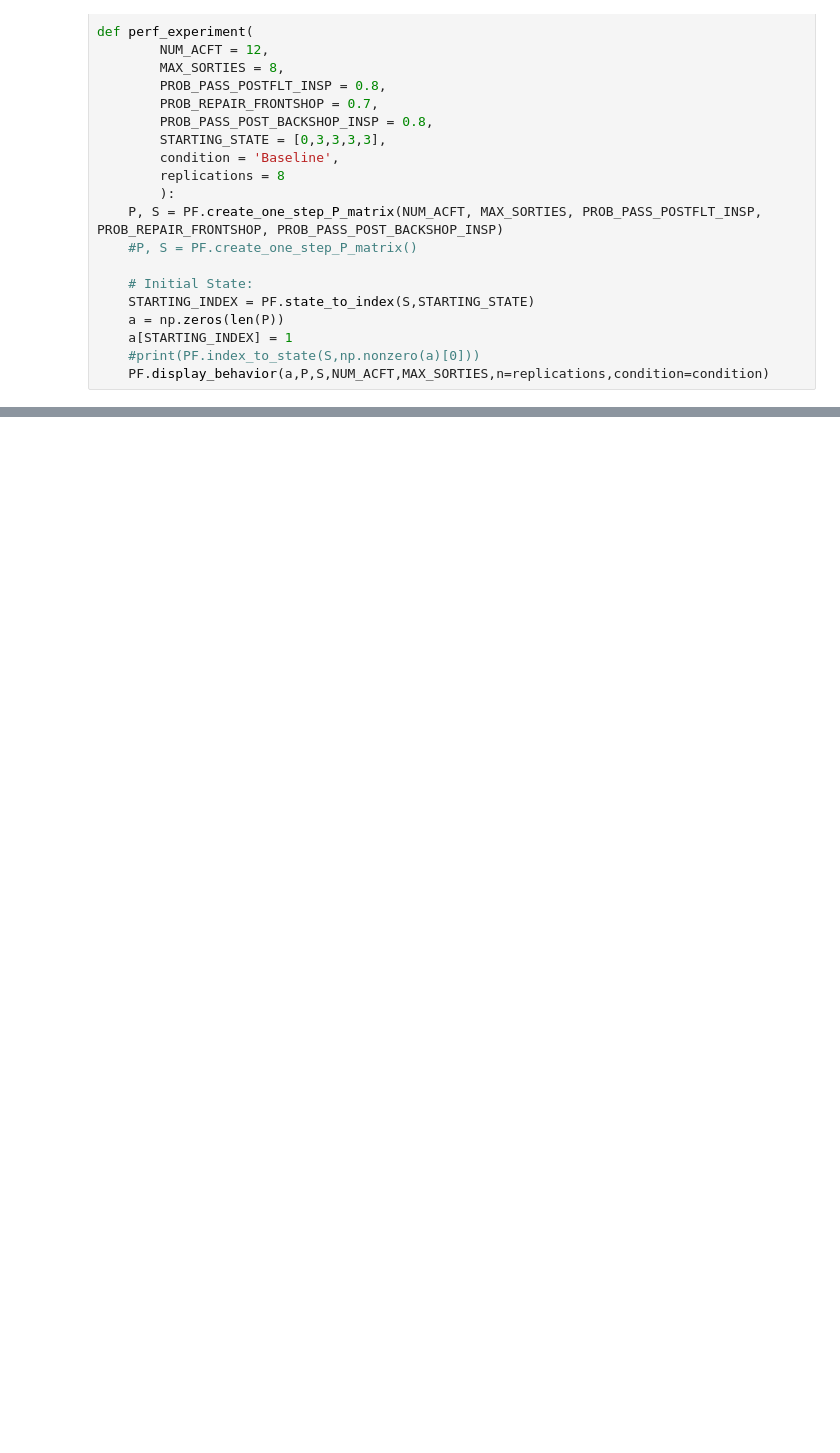
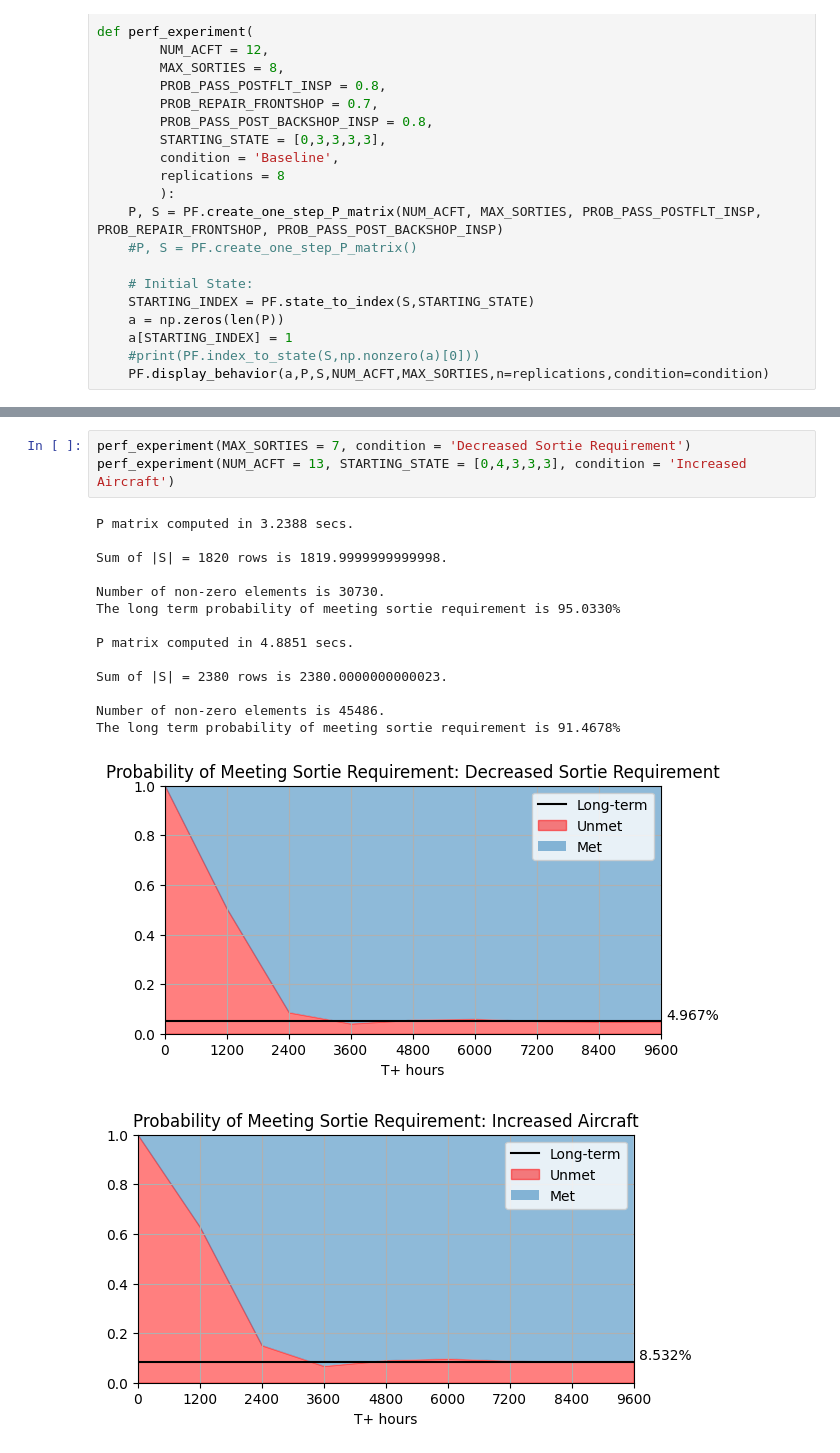
Before and after one commit to bhosley/Schoolwork, a Jupyter notebook: 2023Q1 - Stochastic Modeling and Analysis/Project/OPER640-Project.ipynb, the cells around one changed output, grey strips where cells are left out. Cells and saved outputs as stored; diff of their text form; blank space fills up the shorter version.

```diff
--- a/2023Q1 - Stochastic Modeling and Analysis/Project/OPER640-Project.ipynb
+++ b/2023Q1 - Stochastic Modeling and Analysis/Project/OPER640-Project.ipynb
@@ -71,0 +91,19 @@ The long term probability of meeting sortie requirement is 54.8326%
+# %%
+perf_experiment(MAX_SORTIES = 7, condition = 'Decreased Sortie Requirement')
+perf_experiment(NUM_ACFT = 13, STARTING_STATE = [0,4,3,3,3], condition = 'Increased Aircraft')
+# %% [output]
+P matrix computed in 3.2388 secs.
+
+Sum of |S| = 1820 rows is 1819.9999999999998.
+
+Number of non-zero elements is 30730.
+The long term probability of meeting sortie requirement is 95.0330%
+
+P matrix computed in 4.8851 secs.
+
+Sum of |S| = 2380 rows is 2380.0000000000023.
+
+Number of non-zero elements is 45486.
+The long term probability of meeting sortie requirement is 91.4678%
+[figure, added]
+[figure, added]
```
Also changed, not shown: parts of 5 cells of this notebook.
